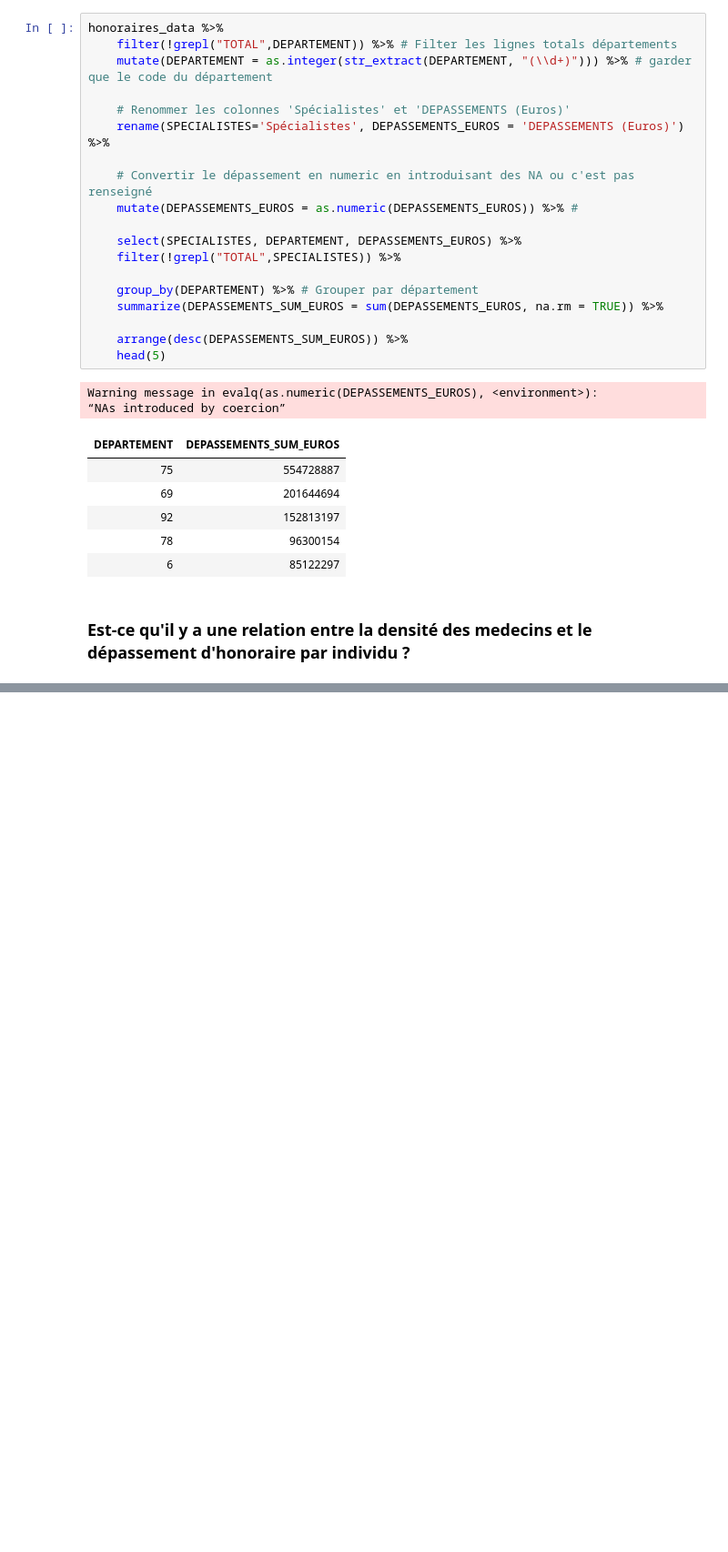
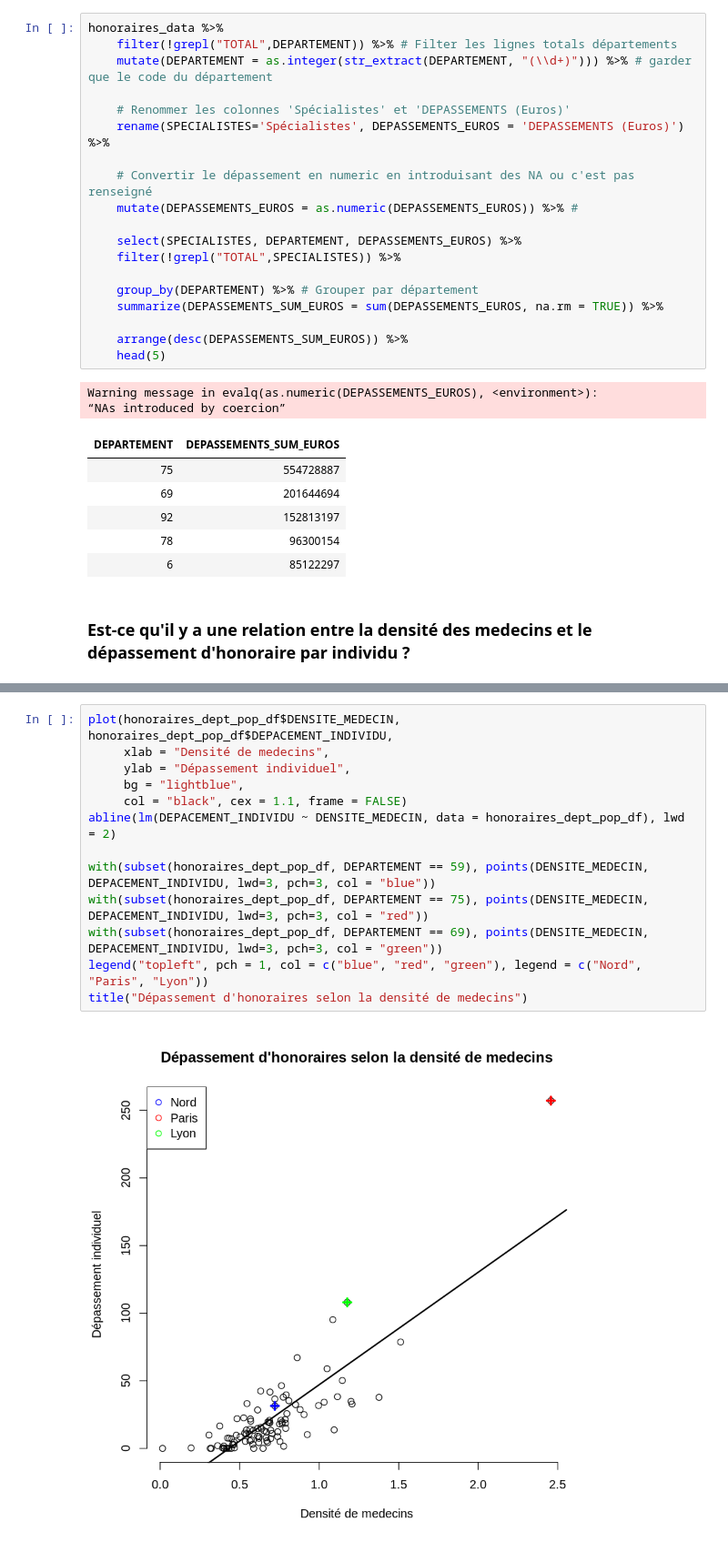
Before and after one commit to radcheb/R_course, a Jupyter notebook: TP1/TP hackathon Etalab- solution.ipynb, the cells around one changed output, grey strips where cells are left out. Shown at 91% size. Saved outputs shown, nothing was run; the diff lists cells and outputs as text; blank space fills up the shorter version.

```diff
--- a/TP1/TP hackathon Etalab- solution.ipynb
+++ b/TP1/TP hackathon Etalab- solution.ipynb
@@ -180,0 +246,15 @@ Warning message in evalq(as.numeric(DEPASSEMENTS_EUROS), <environment>):
+# %%
+plot(honoraires_dept_pop_df$DENSITE_MEDECIN, honoraires_dept_pop_df$DEPACEMENT_INDIVIDU,
+     xlab = "Densité de medecins",
+     ylab = "Dépassement individuel",
+     bg = "lightblue",
+     col = "black", cex = 1.1, frame = FALSE)
+abline(lm(DEPACEMENT_INDIVIDU ~ DENSITE_MEDECIN, data = honoraires_dept_pop_df), lwd = 2)
+
+with(subset(honoraires_dept_pop_df, DEPARTEMENT == 59), points(DENSITE_MEDECIN, DEPACEMENT_INDIVIDU, lwd=3, pch=3, col = "blue"))
+with(subset(honoraires_dept_pop_df, DEPARTEMENT == 75), points(DENSITE_MEDECIN, DEPACEMENT_INDIVIDU, lwd=3, pch=3, col = "red"))
+with(subset(honoraires_dept_pop_df, DEPARTEMENT == 69), points(DENSITE_MEDECIN, DEPACEMENT_INDIVIDU, lwd=3, pch=3, col = "green"))
+legend("topleft", pch = 1, col = c("blue", "red", "green"), legend = c("Nord", "Paris", "Lyon"))
+title("Dépassement d'honoraires selon la densité de medecins")
+# %% [output]
+[figure, added]
```
Also changed, not shown: parts of 10 cells of this notebook, 2 other files.
